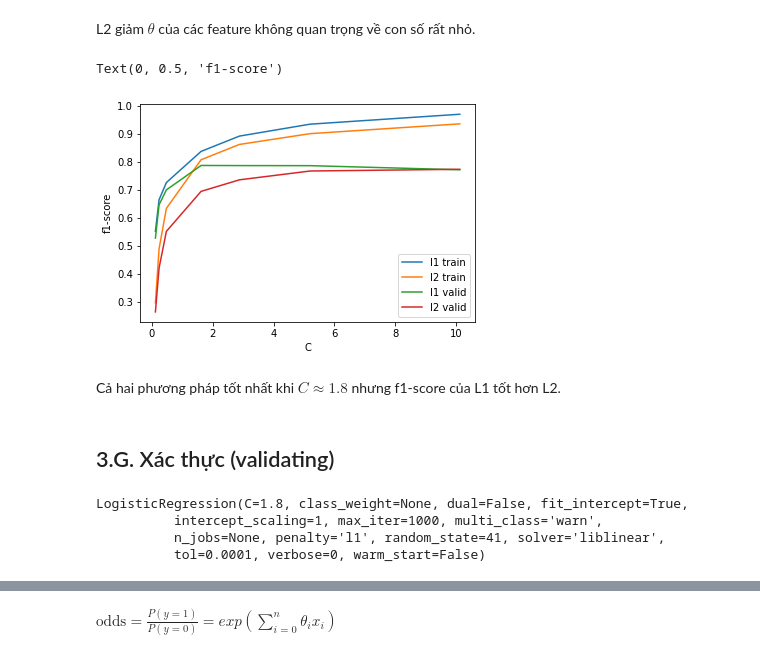
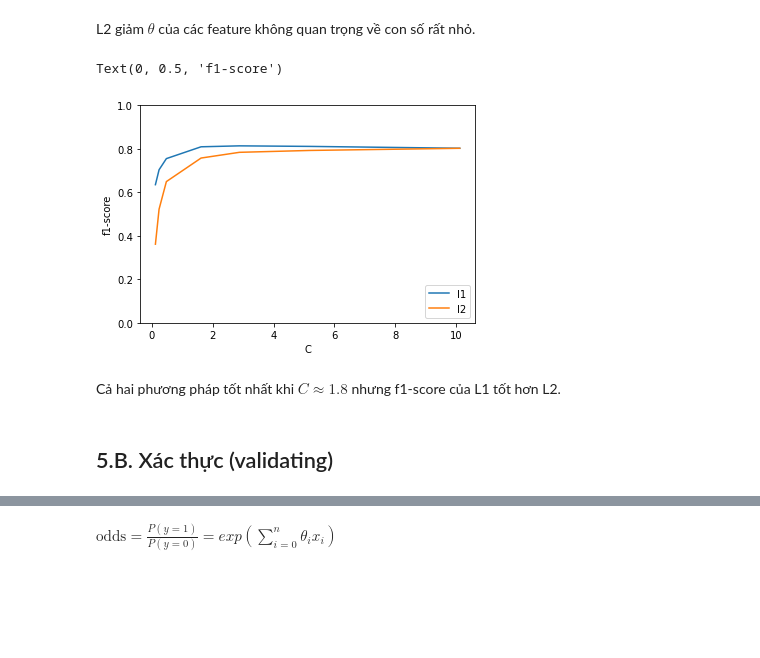
Before and after one commit to phuocvtran/toxiclassifier, a Jupyter notebook: notebook.ipynb, the cells around one changed output, grey strips where cells are left out. Saved outputs shown, nothing was run; the diff lists cells and outputs as text; code cells hidden in the pictures; blank space fills up the shorter version.

```diff
--- a/notebook.ipynb
+++ b/notebook.ipynb
@@ -229,4 +221,3 @@ y_test = y_test
 from sklearn.linear_model import LogisticRegression
 # %%
 lg = LogisticRegression(solver="liblinear")
-lg.fit(X_train_vec, y_train)
@@ -265,0 +224,3 @@ Test recall: 0.5437665782493368
+# %%
+mean_f1, std_f1, _ = kfold(model=lg, X=X_vec, y=y, n=10, random_state=42, verbose=True)
+print(f"\nMean F1 = {mean_f1} - Std F1 = {std_f1}")
@@ -275,20 +254,13 @@ L1 loại bỏ các feature không quan trọng bằng cách cho $\theta$ tươn
 import matplotlib.pyplot as plt
 # %%
 c_list = [0.12, 0.24, 0.48, 1.62, 2.88, 5.2, 10.12]
-l1_f1_train = []
 l1_f1_valid = []
-l1_f1_test = []
 for i in c_list:
     lg = LogisticRegression(random_state=41,
                         solver="liblinear",
                         C=i,
                         penalty="l1",
                         max_iter=1000)
-    lg.fit(X_train_vec, y_train)
-    y_train_pred = lg.predict(X_train_vec)
-    y_valid_pred = lg.predict(X_valid_vec)
-    y_test_pred = lg.predict(X_test_vec)
-    l1_f1_train.append(f1_score(y_train, y_train_pred))
-    l1_f1_valid.append(f1_score(y_valid, y_valid_pred))
-    l1_f1_test.append(f1_score(y_test, y_test_pred))
+    mean_f1, _, _ = kfold(lg, X_vec, y, 10, random_state=42)
+    l1_f1_valid.append(mean_f1)
 # %% [markdown]
@@ -299,46 +271,32 @@ Tối ưu hàm mất mát sau: $\underset{\theta,c}{min}\lvert\lvert{\theta}\rve
 L2 giảm $\theta$ của các feature không quan trọng về con số rất nhỏ.
 # %%
 c_list = [0.12, 0.24, 0.48, 1.62, 2.88, 5.2, 10.12]
-l2_f1_train = []
 l2_f1_valid = []
-l2_f1_test = []
 for i in c_list:
     lg = LogisticRegression(random_state=41,
                         solver="liblinear",
                         C=i,
                         penalty="l2",
                         max_iter=1000)
-    lg.fit(X_train_vec, y_train)
-    y_train_pred = lg.predict(X_train_vec)
-    y_valid_pred = lg.predict(X_valid_vec)
-    y_test_pred = lg.predict(X_test_vec)
-    l2_f1_train.append(f1_score(y_train, y_train_pred))
-    l2_f1_valid.append(f1_score(y_valid, y_valid_pred))
-    l2_f1_test.append(f1_score(y_test, y_test_pred))
+    mean_f1, _, _ = kfold(lg, X_vec, y, 10, random_state=42)
+    l2_f1_valid.append(mean_f1)
 # %%
-plt.plot(c_list, l1_f1_train, label="l1 train")
-plt.plot(c_list, l2_f1_train, label="l2 train")
-plt.plot(c_list, l1_f1_valid, label="l1 valid")
-plt.plot(c_list, l2_f1_valid, label="l2 valid")
+plt.plot(c_list, l1_f1_valid, label="l1")
+plt.plot(c_list, l2_f1_valid, label="l2")
+plt.ylim(0.0, 1.0)
 plt.legend(loc="lower right")
 plt.xlabel("C")
 plt.ylabel("f1-score")
 # %% [output]
 Text(0, 0.5, 'f1-score')
-[figure, old version]
+[figure, new version]
 # %% [markdown]
 Cả hai phương pháp tốt nhất khi $C \approx 1.8$ nhưng f1-score của L1 tốt hơn L2.
 # %% [markdown]
-## 3.G. Xác thực (validating)<a name="valid"></a>
+## 5.B. Xác thực (validating)<a name="valid"></a>
 # %%
 lg = LogisticRegression(random_state=41,
                         solver="liblinear",
-                        C=1.8,
+                        C=i,
                         penalty="l1",
                         max_iter=1000)
-lg.fit(X_train_vec, y_train)
-# %% [output]
-LogisticRegression(C=1.8, class_weight=None, dual=False, fit_intercept=True,
-          intercept_scaling=1, max_iter=1000, multi_class='warn',
-          n_jobs=None, penalty='l1', random_state=41, solver='liblinear',
-          tol=0.0001, verbose=0, warm_start=False)
```
Also changed, not shown: parts of 54 cells of this notebook, 1 other file.
